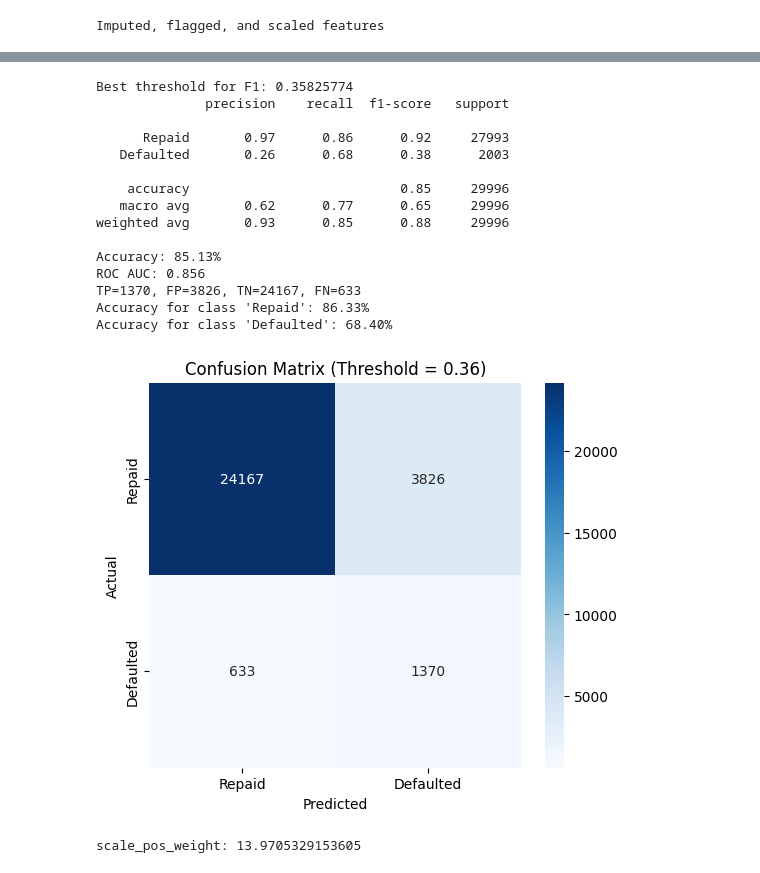
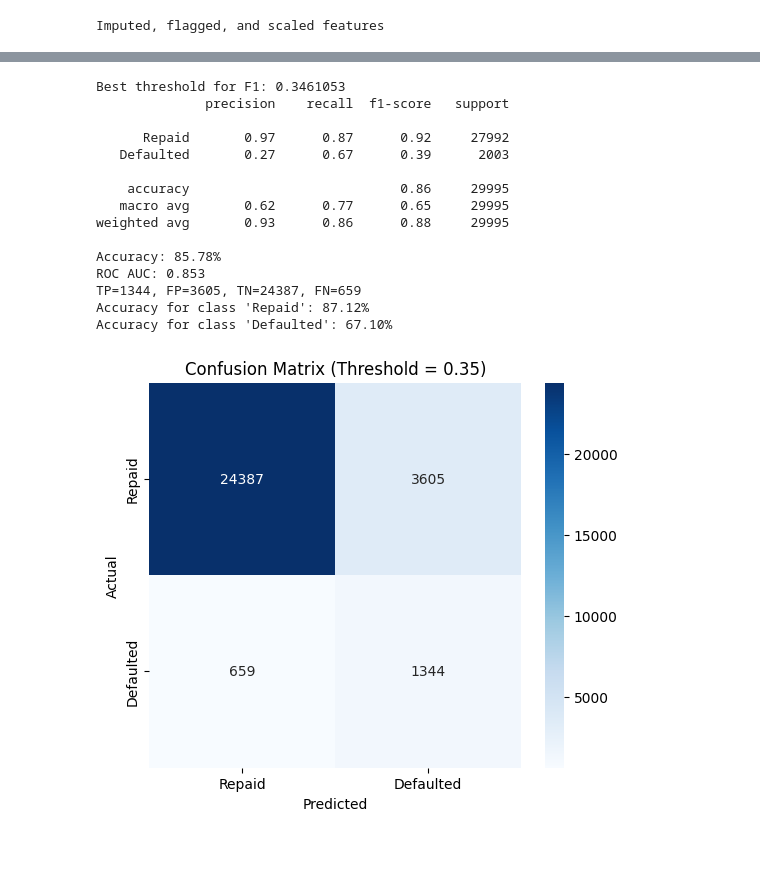
Before and after one commit to sunnysunny77/loan, a Jupyter notebook: cr.ipynb, the cells around one changed output, grey strips where cells are left out. Saved outputs shown, nothing was run; the diff lists cells and outputs as text; code cells hidden in the pictures.

```diff
--- a/cr.ipynb
+++ b/cr.ipynb
@@ -721,5 +596,5 @@ Added cols: ['AgeBin', 'AgeTimesIncome', 'AvailableCreditRatio', 'CreditMix', 'D
 # %%
 # Drop columns with missing
-df_drop, hm_cols_to_drop = drop_high_missing_cols(df_engi, threshold=0.20)
+df_drop, hm_cols_to_drop = drop_high_missing_cols(df_engi, threshold=50)
 # %% [output]
                                       MissingCount  MissingPercent
@@ -760,6 +625,6 @@ No low correlated to target cols dropped
 # %%
 # Collapse rare categories
-df_collapsed, rare_maps = collapse_rare_categories(df_corr, threshold=0.067)
+df_collapsed, rare_maps = collapse_rare_categories(df_high, threshold=0.067)
 # %% [output]
 Column: CreditMix
                  Count  Percent
@@ -786,4 +656,4 @@ Imputed, flagged, and scaled features
 # %%
-# Feature selection
-df_selected, selected_features = select_features_xgb(df_processed, y_train, threshold=None, bias_mode=None)
+# Numeric Feature selection
+df_selected, selected_features = select_features(df_processed, y_train, n_features_to_select=21, bias_mode=None)
 # %% [output]
@@ -792,6 +662,6 @@ No select features cols or flag cols dropped
 # %%
 # Process
-all_cols_to_drop = feature_cols_to_drop + hm_cols_to_drop + low_corr_cols_to_drop + hc_cols_to_drop
+all_cols_to_drop = feature_cols_to_drop + hm_cols_to_drop + hc_cols_to_drop
 
 X_val = engineer_features(X_val)
 X_val = transform_val_test(X_val, all_cols_to_drop, selected_features, rare_maps, num_imputer, cat_imputer, robust_scaler, std_scaler)
@@ -1164,45 +1032,44 @@ with torch.no_grad():
 
 y_test_probs = np.array(y_test_probs)
 y_test_pred_opt = (y_test_probs > best_thresh).astype(int)
 
 target_names = ['Repaid', 'Defaulted']
 report = classification_report(y_test, y_test_pred_opt, target_names=target_names)
 acc = accuracy_score(y_test, y_test_pred_opt)
 roc_auc = roc_auc_score(y_test, y_test_probs)
 cm = confusion_matrix(y_test, y_test_pred_opt)
 tn, fp, fn, tp = cm.ravel()
 per_class_acc = cm.diagonal() / cm.sum(axis=1)
 
 print("Best threshold for F1:", best_thresh)
 print(report)
 print(f"Accuracy: {acc*100:.2f}%")
 print(f"ROC AUC: {roc_auc:.3f}")
 print(f"TP={tp}, FP={fp}, TN={tn}, FN={fn}")
 for i, class_name in enumerate(target_names):
     print(f"Accuracy for class '{class_name}': {per_class_acc[i]*100:.2f}%")
 
 plt.figure(figsize=(6,5))
-sns.heatmap(cm, annot=True, fmt='d', cmap='Blues',
-            xticklabels=target_names, yticklabels=target_names)
+sns.heatmap(cm, annot=True, fmt='d', cmap='Blues', xticklabels=target_names, yticklabels=target_names)
 plt.xlabel("Predicted")
 plt.ylabel("Actual")
 plt.title(f"Confusion Matrix (Threshold = {best_thresh:.2f})")
 plt.show()
 # %% [output]
-Best threshold for F1: 0.35825774
+Best threshold for F1: 0.3461053
               precision    recall  f1-score   support
 
-      Repaid       0.97      0.86      0.92     27993
-   Defaulted       0.26      0.68      0.38      2003
+      Repaid       0.97      0.87      0.92     27992
+   Defaulted       0.27      0.67      0.39      2003
 
-    accuracy                           0.85     29996
-   macro avg       0.62      0.77      0.65     29996
-weighted avg       0.93      0.85      0.88     29996
+    accuracy                           0.86     29995
+   macro avg       0.62      0.77      0.65     29995
+weighted avg       0.93      0.86      0.88     29995
 
-Accuracy: 85.13%
-ROC AUC: 0.856
-TP=1370, FP=3826, TN=24167, FN=633
-Accuracy for class 'Repaid': 86.33%
-Accuracy for class 'Defaulted': 68.40%
+Accuracy: 85.78%
+ROC AUC: 0.853
+TP=1344, FP=3605, TN=24387, FN=659
+Accuracy for class 'Repaid': 87.12%
+Accuracy for class 'Defaulted': 67.10%
-[figure, old version]
+[figure, new version]
 # %%
@@ -1220,24 +1082,20 @@ dtest = xgb.DMatrix(X_test, label=y_test)
 neg_count = sum(y_train == 0)
 pos_count = sum(y_train == 1)
 scale_pos_weight = neg_count / pos_count
-print("scale_pos_weight:", scale_pos_weight)
 
-params = {
-    "objective": "binary:logistic",
-    "eval_metric": ["logloss", "auc"],
-    "scale_pos_weight": scale_pos_weight,
-    "max_depth": 5,
-    "min_child_weight": 2,
-    "subsample": 0.8,
-    "colsample_bytree": 0.8,
-    "eta": 0.05,
-    "gamma": 1,
-    "lambda": 1,
-    "alpha": 0
-}
-
-evals = [(dtrain, "train"), (dval, "validation")]
+model_b = xgb.XGBClassifier(
+    objective="binary:logistic",
+    eval_metric=["auc"],
+    scale_pos_weight=scale_pos_weight,
+    learning_rate=0.05,
+    max_depth=6,
+    min_child_weight=5,
+    subsample=0.8,
+    colsample_bytree=0.7,
+    gamma=1,
+    reg_alpha=0.1,
+    reg_lambda=1.0,
+    n_estimators=500,
+)
-# %% [output]
-scale_pos_weight: 13.9705329153605
 # %%
 # Train
```
Also changed, not shown: parts of 23 cells of this notebook, 2 other files.
